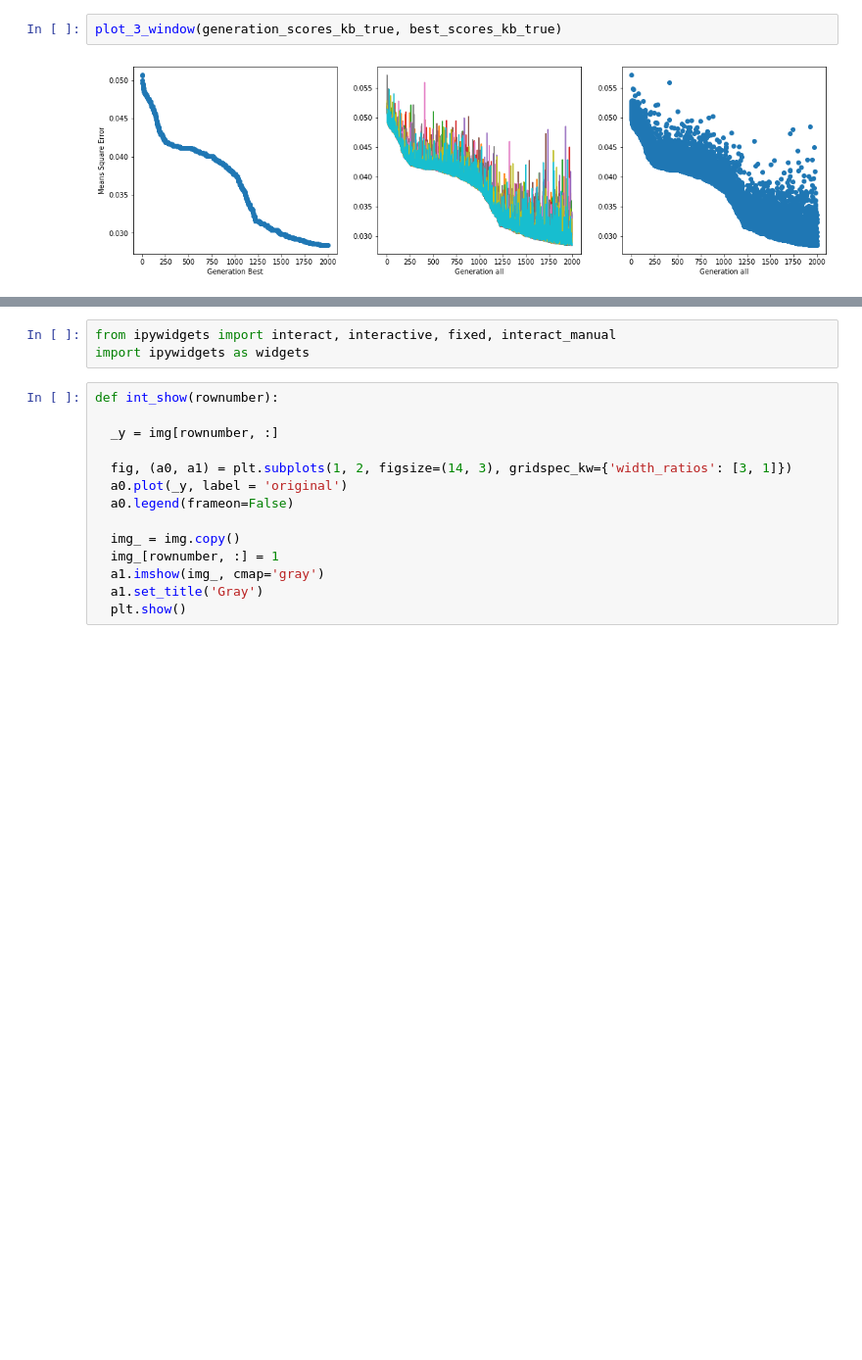
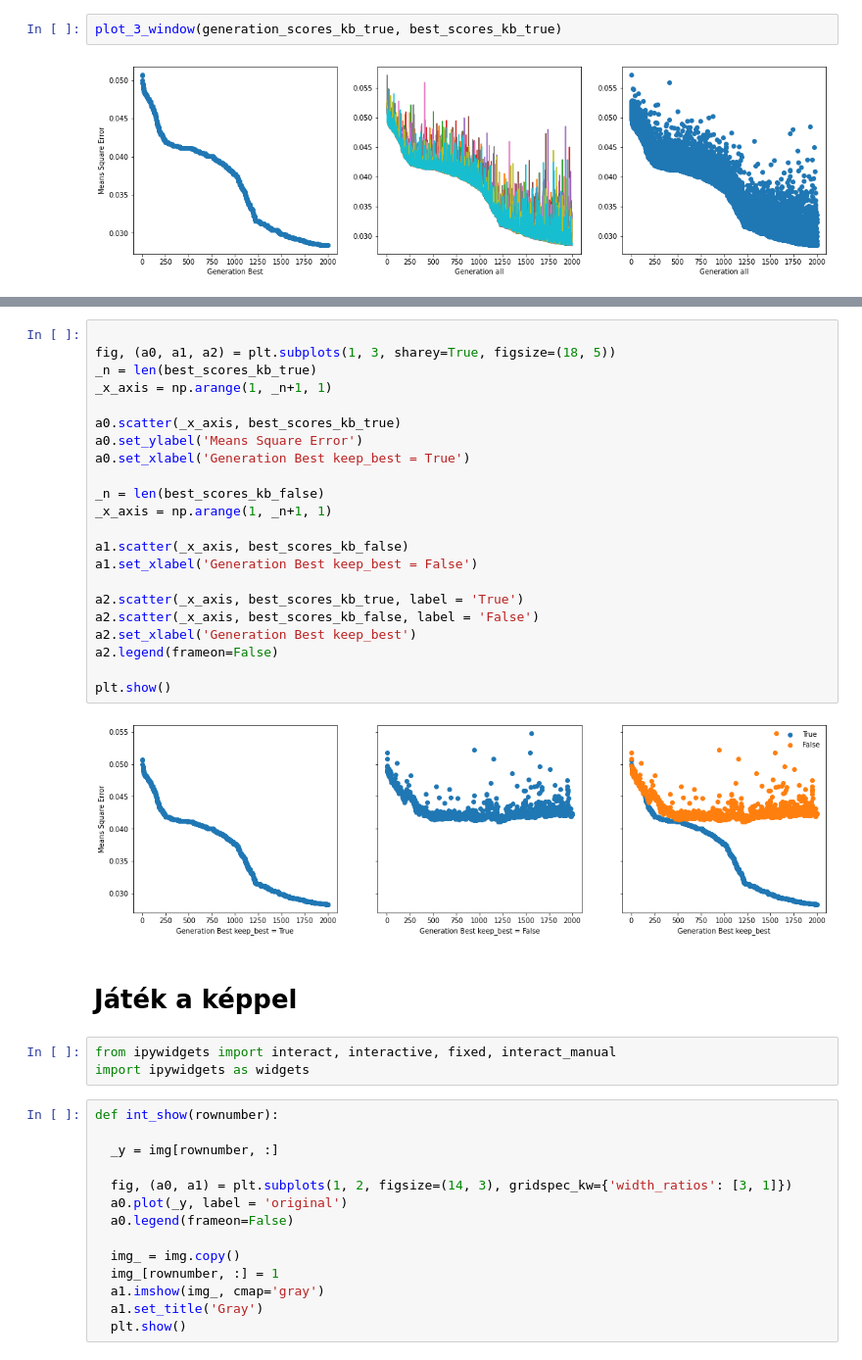
Before and after one commit to JoDeMiro/DeepLearningIntroduction, a Jupyter notebook: Fun_with_NeuralNet_Part_2.ipynb, the cells around one changed output, grey strips where cells are left out. Shown at 98% size. Cells and saved outputs as stored; diff of their text form; blank space fills up the shorter version.

```diff
--- a/Fun_with_NeuralNet_Part_2.ipynb
+++ b/Fun_with_NeuralNet_Part_2.ipynb
@@ -1178,3 +1184,29 @@ plot_3_window(generation_scores_kb_true, best_scores_kb_true)
+# %%
+
+fig, (a0, a1, a2) = plt.subplots(1, 3, sharey=True, figsize=(18, 5))
+_n = len(best_scores_kb_true)
+_x_axis = np.arange(1, _n+1, 1)
+
+a0.scatter(_x_axis, best_scores_kb_true)
+a0.set_ylabel('Means Square Error')
+a0.set_xlabel('Generation Best keep_best = True')
+
+_n = len(best_scores_kb_false)
+_x_axis = np.arange(1, _n+1, 1)
+
+a1.scatter(_x_axis, best_scores_kb_false)
+a1.set_xlabel('Generation Best keep_best = False')
+
+a2.scatter(_x_axis, best_scores_kb_true, label = 'True')
+a2.scatter(_x_axis, best_scores_kb_false, label = 'False')
+a2.set_xlabel('Generation Best keep_best')
+a2.legend(frameon=False)
+
+plt.show()
+# %% [output]
+[figure, added]
+# %% [markdown]
+# Játék a képpel
 # %%
 from ipywidgets import interact, interactive, fixed, interact_manual
 import ipywidgets as widgets
```
Also changed, not shown: parts of 1 cell of this notebook.
